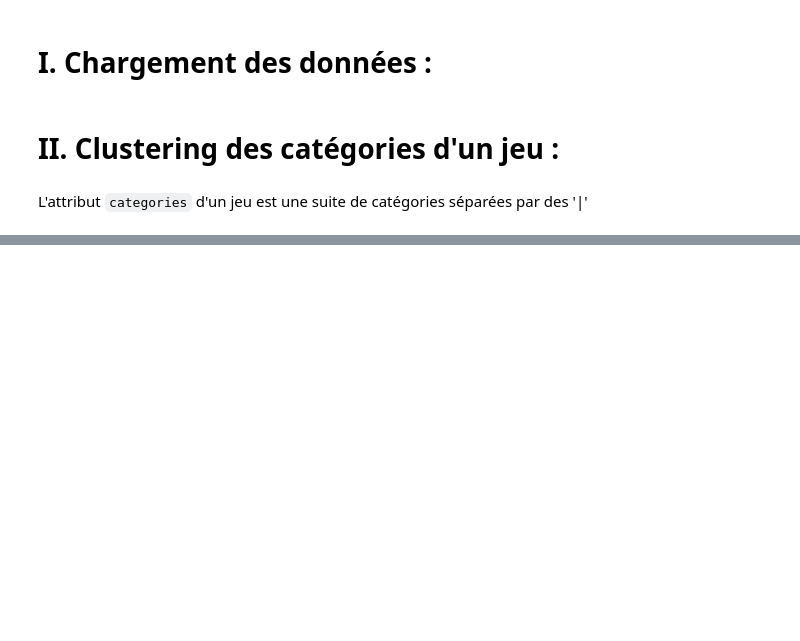
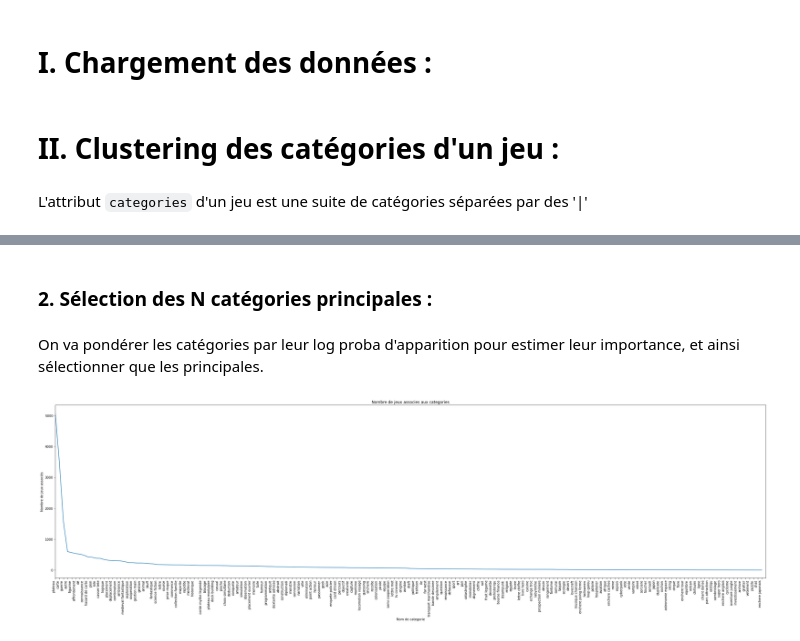
Before and after one commit to Amayas29/review-analysis, a Jupyter notebook: src/categories_clustering.ipynb, the cells around one changed output, grey strips where cells are left out. Drawn from its saved outputs; the diff is of its cells as text; code cells hidden in the pictures; blank space fills up the shorter version.

```diff
--- a/src/categories_clustering.ipynb
+++ b/src/categories_clustering.ipynb
@@ -208,0 +107,23 @@ for c in clusters:
+# %%
+cats = []
+jeux_cat_up.map(cats.extend)
+uc_cats, count_cats = np.unique(cats, return_counts=True)
+
+index = count_cats.argsort()[::-1]
+count_cats = count_cats[index]
+uc_cats = uc_cats[index]
+# %% [markdown]
+### 2. Sélection des N catégories principales :
+# %% [markdown]
+On va pondérer les catégories par leur log proba d'apparition pour estimer leur importance, et ainsi sélectionner que les principales.
+# %%
+plt.figure(figsize=(40, 10))
+plt.plot(uc_cats, count_cats)
+plt.xticks(rotation=90, ha='right')
+plt.xlabel("Nom de categorie")
+plt.ylabel("Nombre de jeux associés")
+plt.title("Nombre de jeux associes aux categories")
+plt.xlim((0, len(uc_cats)))
+plt.show()
+# %% [output]
+[figure, added]
```
Also changed, not shown: parts of 54 cells of this notebook, 7 other files.
